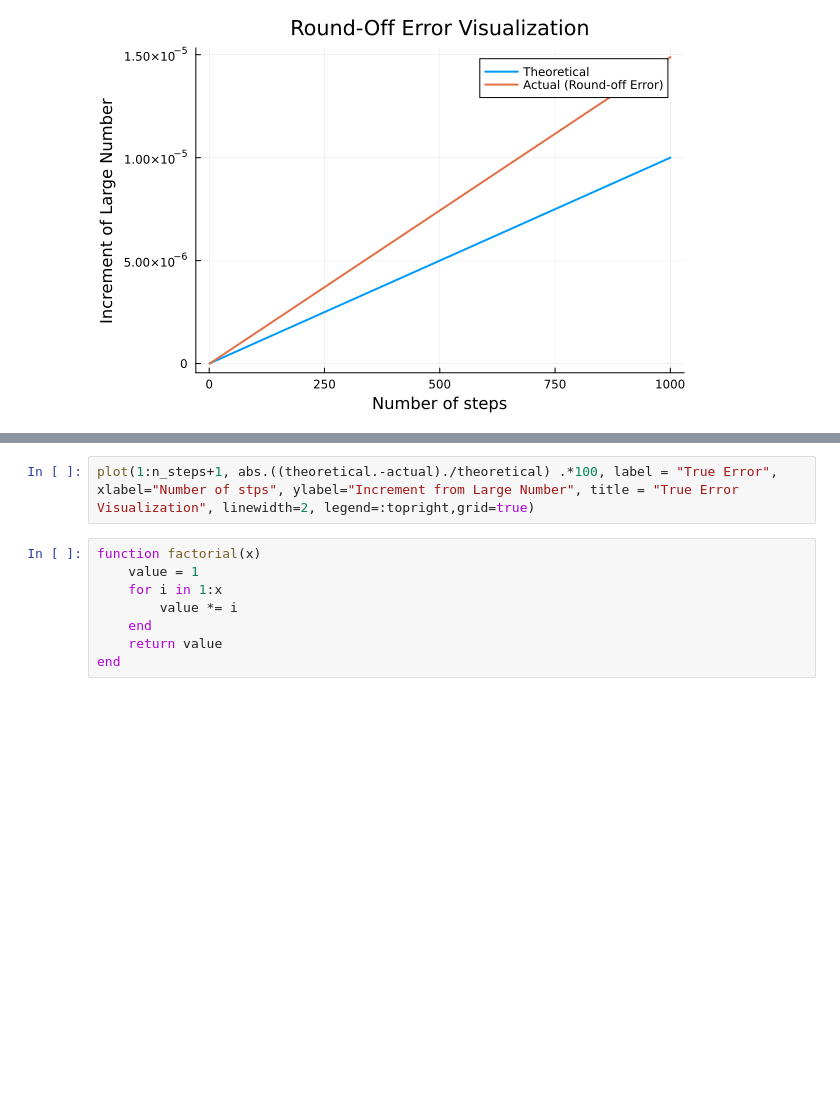
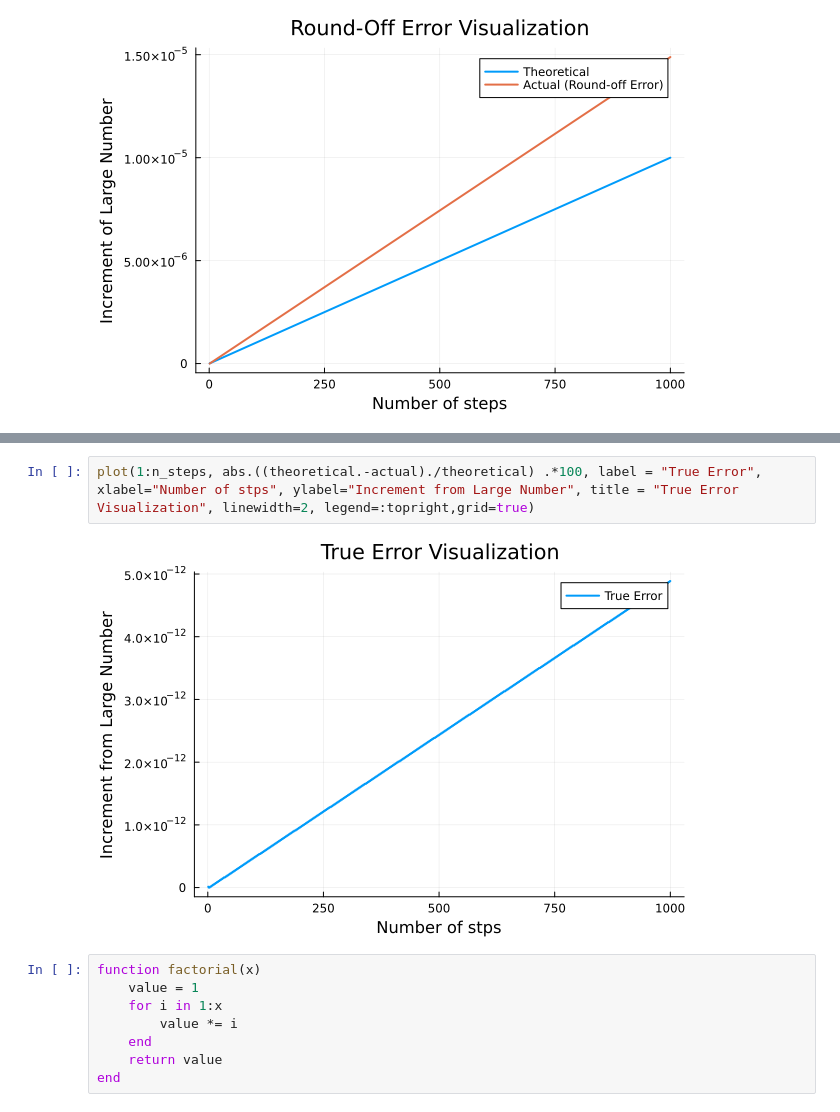
Before and after one commit to phufar/Numer, a Jupyter notebook: lab7_0971.ipynb, the cells around one changed output, grey strips where cells are left out. Saved outputs shown, nothing was run; the diff lists cells and outputs as text; blank space fills up the shorter version.

```diff
--- a/lab7_0971.ipynb
+++ b/lab7_0971.ipynb
@@ -67,5 +71,7 @@ plot(1:n_steps+1, theoretical .- actual, label = "True Error", xlabel="Number of
 # %%
-plot(1:n_steps+1, abs.((theoretical.-actual)./theoretical) .*100, label = "True Error", xlabel="Number of stps", ylabel="Increment from Large Number", title = "True Error Visualization", linewidth=2, legend=:topright,grid=true)
+plot(1:n_steps, abs.((theoretical.-actual)./theoretical) .*100, label = "True Error", xlabel="Number of stps", ylabel="Increment from Large Number", title = "True Error Visualization", linewidth=2, legend=:topright,grid=true)
+# %% [output]
+[figure, added]
 # %%
 function factorial(x)
     value = 1
```
Also changed, not shown: parts of 1 cell of this notebook, 1 other file.
